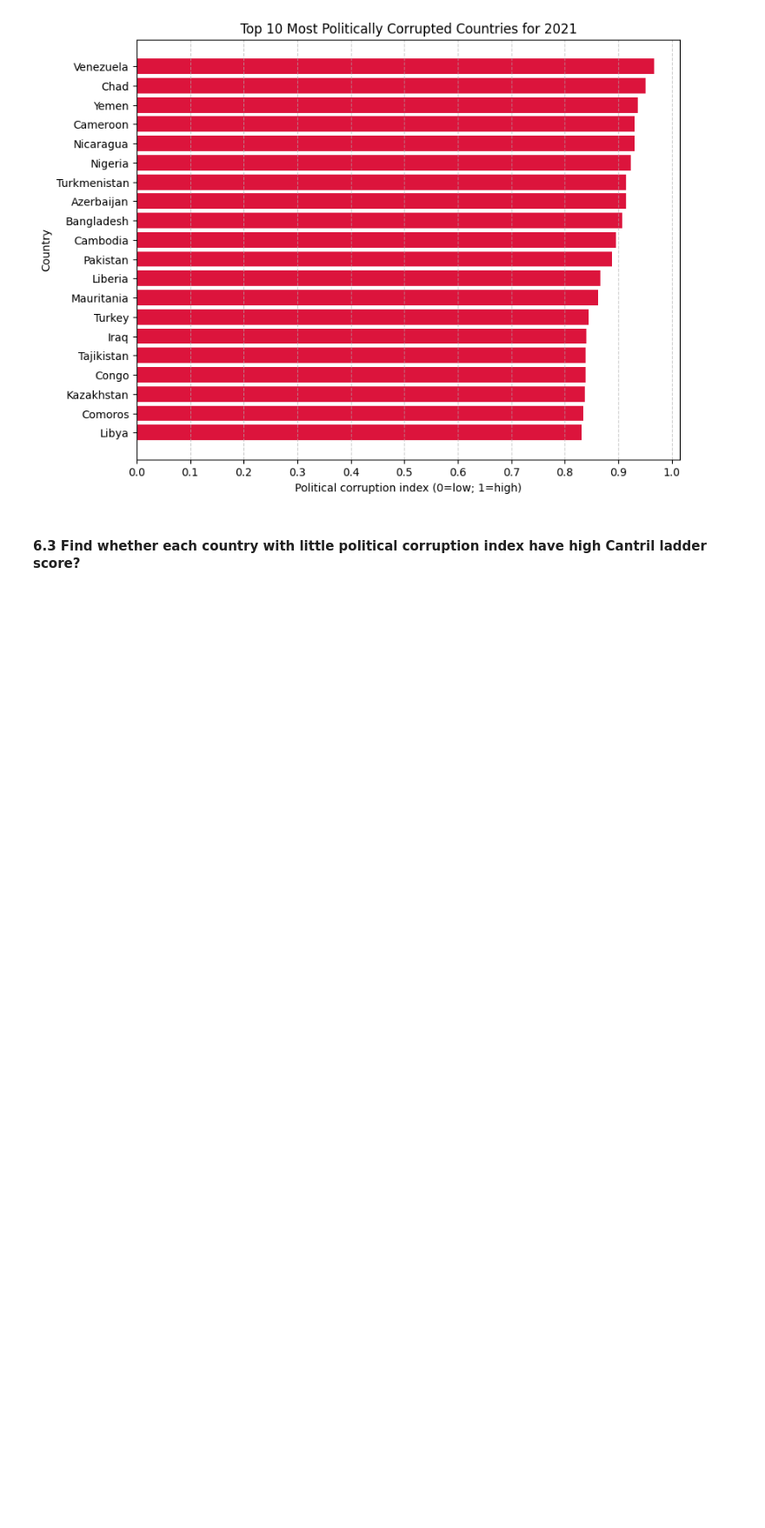
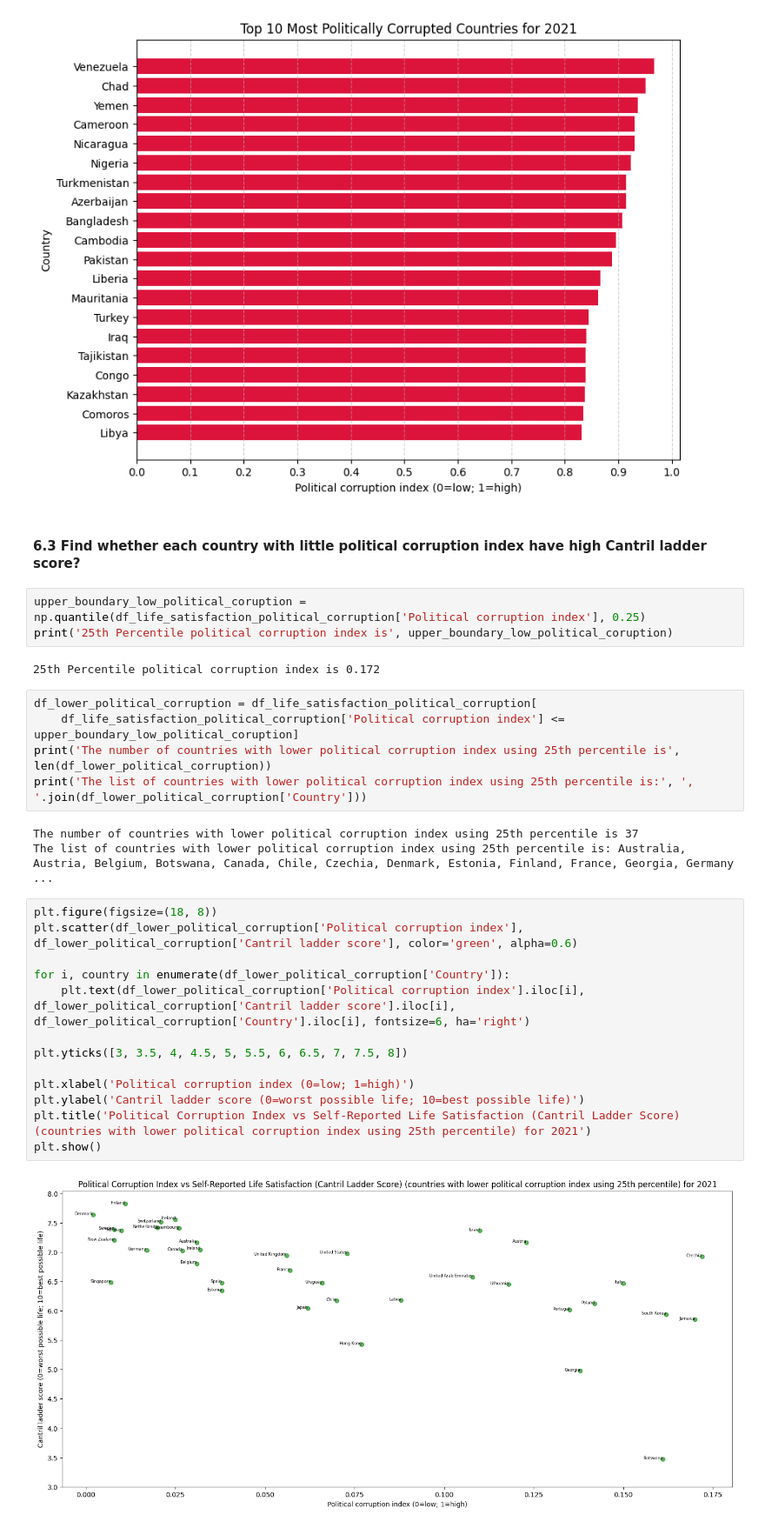
Before and after one commit to sdvelev/Introduction-To-Data-Science-And-AI, a Jupyter notebook: 05-data-science-revision/assignment-5-Stefan-Velev.ipynb, the cells around one changed output. Shown at 87% size. Saved outputs shown, nothing was run; the diff lists cells and outputs as text; blank space fills up the shorter version.

Commit message:
Add next version of solution (finished exploring life satisfaction and political corruption data) to assignment 5

```diff
--- a/05-data-science-revision/assignment-5-Stefan-Velev.ipynb
+++ b/05-data-science-revision/assignment-5-Stefan-Velev.ipynb
@@ -695,3 +707,31 @@ plt.show()
 [figure]
 # %% [markdown]
 #### 6.3 Find whether each country with little political corruption index have high Cantril ladder score?
+# %%
+upper_boundary_low_political_coruption = np.quantile(df_life_satisfaction_political_corruption['Political corruption index'], 0.25)
+print('25th Percentile political corruption index is', upper_boundary_low_political_coruption)
+# %% [output]
+25th Percentile political corruption index is 0.172
+# %%
+df_lower_political_corruption = df_life_satisfaction_political_corruption[
+    df_life_satisfaction_political_corruption['Political corruption index'] <= upper_boundary_low_political_coruption]
+print('The number of countries with lower political corruption index using 25th percentile is', len(df_lower_political_corruption))
+print('The list of countries with lower political corruption index using 25th percentile is:', ', '.join(df_lower_political_corruption['Country']))
+# %% [output]
+The number of countries with lower political corruption index using 25th percentile is 37
+The list of countries with lower political corruption index using 25th percentile is: Australia, Austria, Belgium, Botswana, Canada, Chile, Czechia, Denmark, Estonia, Finland, France, Georgia, Germany ...
+# %%
+plt.figure(figsize=(18, 8))
+plt.scatter(df_lower_political_corruption['Political corruption index'], df_lower_political_corruption['Cantril ladder score'], color='green', alpha=0.6)
+
+for i, country in enumerate(df_lower_political_corruption['Country']):
+    plt.text(df_lower_political_corruption['Political corruption index'].iloc[i], df_lower_political_corruption['Cantril ladder score'].iloc[i], df_lower_political_corruption['Country'].iloc[i], fontsize=6, ha='right')
+
+plt.yticks([3, 3.5, 4, 4.5, 5, 5.5, 6, 6.5, 7, 7.5, 8])
+
+plt.xlabel('Political corruption index (0=low; 1=high)')
+plt.ylabel('Cantril ladder score (0=worst possible life; 10=best possible life)')
+plt.title('Political Corruption Index vs Self-Reported Life Satisfaction (Cantril Ladder Score) (countries with lower political corruption index using 25th percentile) for 2021')
+plt.show()
+# %% [output]
+[figure, added]
```
Also changed, not shown: parts of 12 cells of this notebook.
